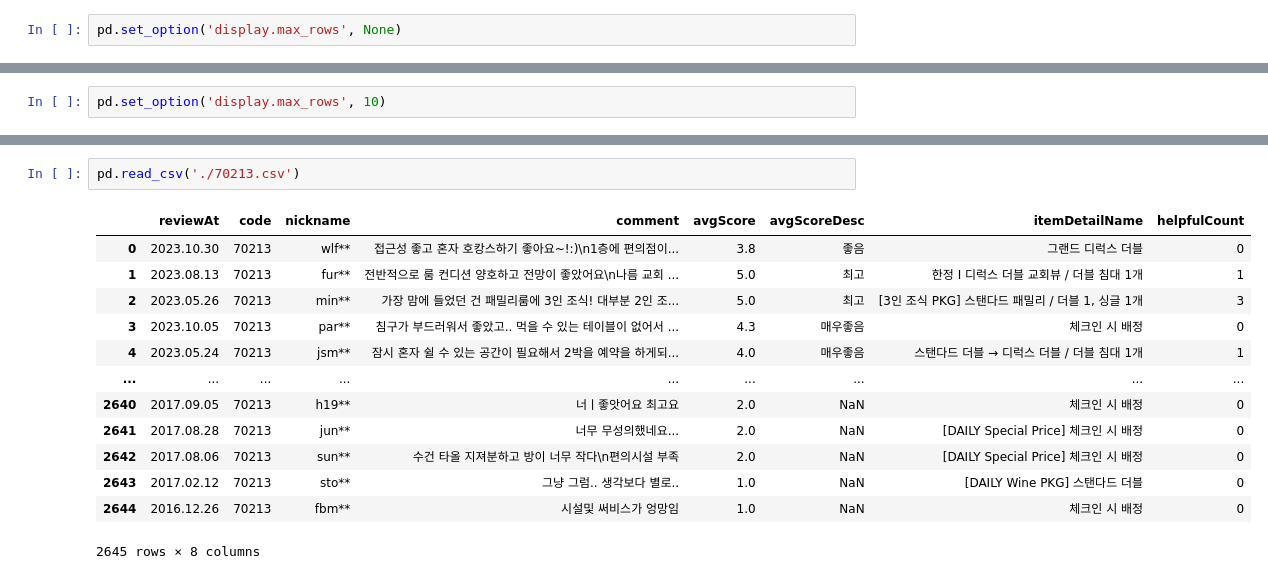
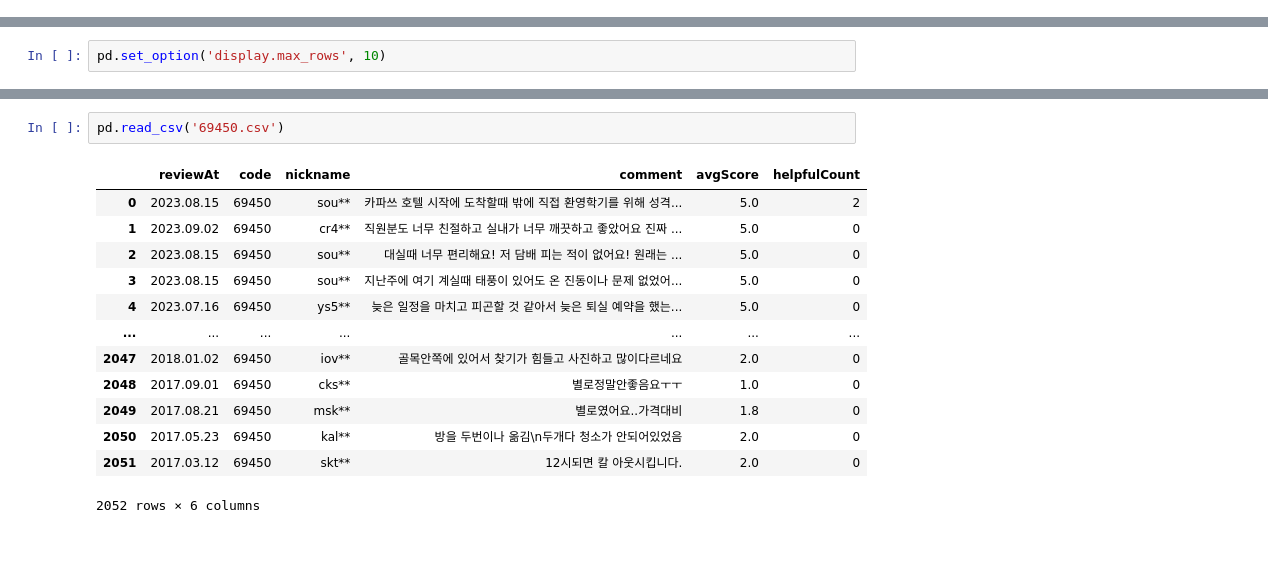
Before and after one commit to doxgxxn/final_crawl, a Jupyter notebook: 03_hotels_review.ipynb, the cells around one changed output, grey strips where cells are left out. Drawn from its saved outputs; the diff is of its cells as text; blank space fills up the shorter version.

```diff
--- a/03_hotels_review.ipynb
+++ b/03_hotels_review.ipynb
@@ -37,5 +38,3 @@ def get_review(hotel_code):
         num += 1
 
     return pd.DataFrame(review_list)
-# %%
-pd.set_option('display.max_rows', None)
@@ -181,16 +173,16 @@ for region in df['region_L'].unique()[:1]: # 서울만
 # %%
-pd.read_csv('./70213.csv')
+pd.read_csv('69450.csv')
 # %% [output]
-|  | reviewAt | code | nickname | comment | avgScore | avgScoreDesc | itemDetailName | helpfulCount |
-| 0 | 2023.10.30 | 70213 | wlf** | 접근성 좋고 혼자 호캉스하기 좋아요~!:)\n1층에 편의점이... | 3.8 | 좋음 | 그랜드 디럭스 더블 | 0 |
-| 1 | 2023.08.13 | 70213 | fur** | 전반적으로 룸 컨디션 양호하고 전망이 좋았어요\n나름 교회 ... | 5.0 | 최고 | 한정 I 디럭스 더블 교회뷰 / 더블 침대 1개 | 1 |
-| 2 | 2023.05.26 | 70213 | min** | 가장 맘에 들었던 건 패밀리룸에 3인 조식! 대부분 2인 조... | 5.0 | 최고 | [3인 조식 PKG] 스탠다드 패밀리 / 더블 1, 싱글 1개 | 3 |
-| 3 | 2023.10.05 | 70213 | par** | 침구가 부드러워서 좋았고.. 먹을 수 있는 테이블이 없어서 ... | 4.3 | 매우좋음 | 체크인 시 배정 | 0 |
-| 4 | 2023.05.24 | 70213 | jsm** | 잠시 혼자 쉴 수 있는 공간이 필요해서 2박을 예약을 하게되... | 4.0 | 매우좋음 | 스탠다드 더블 → 디럭스 더블 / 더블 침대 1개 | 1 |
-| ... | ... | ... | ... | ... | ... | ... | ... | ... |
-| 2640 | 2017.09.05 | 70213 | h19** | 너ㅣ좋앗어요 최고요 | 2.0 | NaN | 체크인 시 배정 | 0 |
-| 2641 | 2017.08.28 | 70213 | jun** | 너무 무성의했네요... | 2.0 | NaN | [DAILY Special Price] 체크인 시 배정 | 0 |
-| 2642 | 2017.08.06 | 70213 | sun** | 수건 타올 지져분하고 방이 너무 작다\n편의시설 부족 | 2.0 | NaN | [DAILY Special Price] 체크인 시 배정 | 0 |
-| 2643 | 2017.02.12 | 70213 | sto** | 그냥 그럼.. 생각보다 별로.. | 1.0 | NaN | [DAILY Wine PKG] 스탠다드 더블 | 0 |
-| 2644 | 2016.12.26 | 70213 | fbm** | 시설및 써비스가 엉망임 | 1.0 | NaN | 체크인 시 배정 | 0 |
+|  | reviewAt | code | nickname | comment | avgScore | helpfulCount |
+| 0 | 2023.08.15 | 69450 | sou** | 카파쓰 호텔 시작에 도착할때 밖에 직접 환영학기를 위해 성격... | 5.0 | 2 |
+| 1 | 2023.09.02 | 69450 | cr4** | 직원분도 너무 친절하고 실내가 너무 깨끗하고 좋았어요 진짜 ... | 5.0 | 0 |
+| 2 | 2023.08.15 | 69450 | sou** | 대실때 너무 편리해요! 저 담배 피는 적이 없어요! 원래는 ... | 5.0 | 0 |
+| 3 | 2023.08.15 | 69450 | sou** | 지난주에 여기 계실때 태풍이 있어도 온 진동이나 문제 없었어... | 5.0 | 0 |
+| 4 | 2023.07.16 | 69450 | ys5** | 늦은 일정을 마치고 피곤할 것 같아서 늦은 퇴실 예약을 했는... | 5.0 | 0 |
+| ... | ... | ... | ... | ... | ... | ... |
+| 2047 | 2018.01.02 | 69450 | iov** | 골목안쪽에 있어서 찾기가 힘들고 사진하고 많이다르네요 | 2.0 | 0 |
+| 2048 | 2017.09.01 | 69450 | cks** | 별로정말안좋음요ㅜㅜ | 1.0 | 0 |
+| 2049 | 2017.08.21 | 69450 | msk** | 별로였어요..가격대비 | 1.8 | 0 |
+| 2050 | 2017.05.23 | 69450 | kal** | 방을 두번이나 옮김\n두개다 청소가 안되어있었음 | 2.0 | 0 |
+| 2051 | 2017.03.12 | 69450 | skt** | 12시되면 칼 아웃시킵니다. | 2.0 | 0 |
-2645 rows × 8 columns
+2052 rows × 6 columns
```
Also changed, not shown: parts of 14 cells of this notebook, 14 other files.
